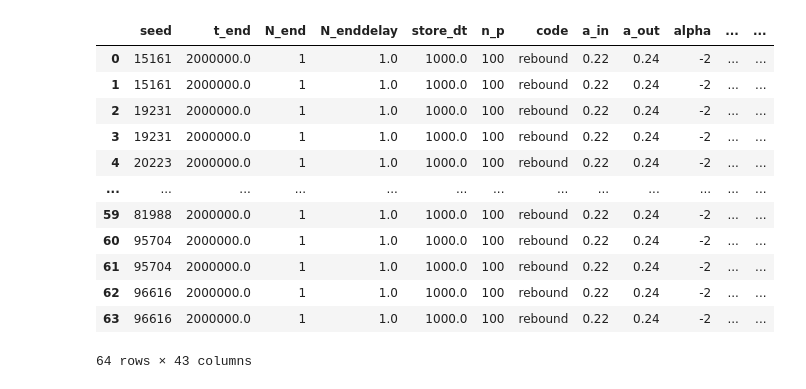
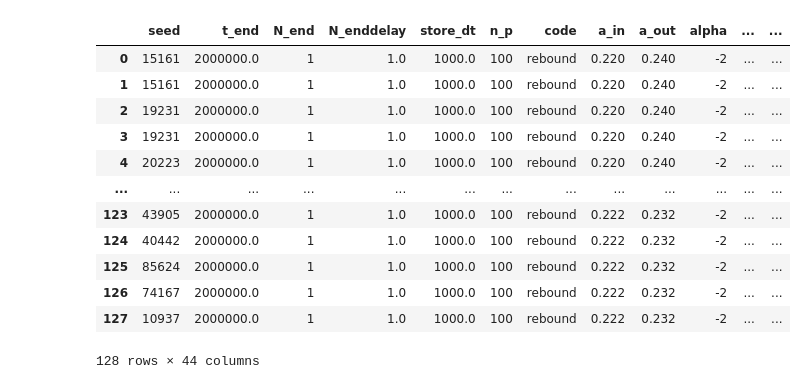
Before and after one commit to cassum-2022-project-21/workspace, a Jupyter notebook: presentation.ipynb, the cells around one changed output. Cells and saved outputs as stored; diff of their text form; code cells hidden in the pictures.

```diff
--- a/presentation.ipynb
+++ b/presentation.ipynb
@@ -3,76 +3,99 @@ from pathlib import Path
 import pandas as pd
 
 data_dir = Path.cwd() / "data"
-jobs = ["IOPFPlanets20220810", "IOPFPlanets20220820"]
+jobs = ["IOPFPlanets20220810", "IOPFPlanets20220820", "IOPFPlanets20220822Narrow"]
 
 argfiles = [argfile for job in jobs for argfile in (data_dir / job).glob("*/args.json")]
 sims_records = pd.DataFrame.from_records(pd.read_json(argfile, typ="series") for argfile in argfiles)
 sims_paths = pd.DataFrame.from_records({"run": argfile.parent.name, "path": argfile.parent} for argfile in argfiles)
 sims_df = pd.concat([sims_records, sims_paths], axis="columns")
+
+import matplotlib
+
+matplotlib.colors.ColorConverter.colors['cassum:orange'] = "#e77a35"
+matplotlib.colors.ColorConverter.colors['cassum:blue'] = "#3b8ce2"
+
+matplotlib.colors.cnames['cassum:orange'] = "#e77a35"
+matplotlib.colors.cnames['cassum:blue'] = "#3b8ce2"
 # %%
 import rebound
 
-final_cache = {}
+sim_cache = {}
 for i, rebound_path in (sims_df["path"] / sims_df["rebound_archive"]).items():
     sa = rebound.SimulationArchive(str(rebound_path))
     final = sa[-1]
-    final_cache[sims_df.at[i, "run"]] = {
+    sim_cache[sims_df.at[i, "run"]] = {
         "sa": sa,
-        "final": final
+        "final": final,
+        "byindex": {
+
+        },
+        "h5path": next(sims_df.at[i, "path"].glob("*.h5"))
     }
+
+def load_sim_from_cache(run, time):
+    sa = sim_cache[run]["sa"]
+    _i, _ = sa._getSnapshotIndex(time)
+    if _i in sim_cache[run]["byindex"]:
+        return sim_cache[run]["byindex"][_i]
+    else:
+        sim = sa[_i]
+        sim_cache[run]["byindex"][_i] = sim
+        return sim
 # %%
 import numpy as np
 
 NaN = float("NaN")
 
 def FINAL_STATS(sim):
-    final = final_cache[sim["run"]]["final"]
+    final = sim_cache[sim["run"]]["final"]
 
     stats = np.array([(p.m, p.a, p.P) for p in final.particles[1:]]).T
     N = len(stats[0])
     M_TOT = stats[0].sum()
 
     top2 = stats[:, np.argsort(stats[0])[-1:-3:-1]]
     if N < 2:
         top2 = np.column_stack([top2, np.full_like(top2, NaN)])
 
     m, a, P = top2
 
     return pd.Series({
         "FINAL_N": N,
         "FINAL_M_TOT": M_TOT,
 
         "FINAL_M_PRI": m[0],
         "FINAL_P_PRI": P[0],
         "FINAL_A_PRI": a[0],
 
         "FINAL_M_SEC": m[1],
         "FINAL_P_SEC": P[1],
         "FINAL_A_SEC": a[1],
 
         "FINAL_M_RAT_PRI_TOT": m[0] / M_TOT,
         "FINAL_M_RAT_SEC_TOT": m[1] / M_TOT,
-        "FINAL_P_RAT_PRI_SEC": m[1] / M_TOT,
+        "FINAL_M_RAT_PRI_SEC": m[0] / m[1],
+        "FINAL_P_RAT_PRI_SEC": P[0] / P[1],
     })
 
 final_df = sims_df.apply(FINAL_STATS, axis=1)
 final_df["FINAL_N"] = final_df["FINAL_N"].astype(np.int_)
 sims_ext_df = sims_df.join(final_df)
 sims_ext_df
 # %% [output]
 |  | seed | t_end | N_end | N_enddelay | store_dt | n_p | code | a_in | a_out | alpha | ... | ... |
-| 0 | 15161 | 2000000.0 | 1 | 1.0 | 1000.0 | 100 | rebound | 0.22 | 0.24 | -2 | ... | ... |
-| 1 | 15161 | 2000000.0 | 1 | 1.0 | 1000.0 | 100 | rebound | 0.22 | 0.24 | -2 | ... | ... |
-| 2 | 19231 | 2000000.0 | 1 | 1.0 | 1000.0 | 100 | rebound | 0.22 | 0.24 | -2 | ... | ... |
-| 3 | 19231 | 2000000.0 | 1 | 1.0 | 1000.0 | 100 | rebound | 0.22 | 0.24 | -2 | ... | ... |
-| 4 | 20223 | 2000000.0 | 1 | 1.0 | 1000.0 | 100 | rebound | 0.22 | 0.24 | -2 | ... | ... |
+| 0 | 15161 | 2000000.0 | 1 | 1.0 | 1000.0 | 100 | rebound | 0.220 | 0.240 | -2 | ... | ... |
+| 1 | 15161 | 2000000.0 | 1 | 1.0 | 1000.0 | 100 | rebound | 0.220 | 0.240 | -2 | ... | ... |
+| 2 | 19231 | 2000000.0 | 1 | 1.0 | 1000.0 | 100 | rebound | 0.220 | 0.240 | -2 | ... | ... |
+| 3 | 19231 | 2000000.0 | 1 | 1.0 | 1000.0 | 100 | rebound | 0.220 | 0.240 | -2 | ... | ... |
+| 4 | 20223 | 2000000.0 | 1 | 1.0 | 1000.0 | 100 | rebound | 0.220 | 0.240 | -2 | ... | ... |
 | ... | ... | ... | ... | ... | ... | ... | ... | ... | ... | ... | ... | ... |
-| 59 | 81988 | 2000000.0 | 1 | 1.0 | 1000.0 | 100 | rebound | 0.22 | 0.24 | -2 | ... | ... |
-| 60 | 95704 | 2000000.0 | 1 | 1.0 | 1000.0 | 100 | rebound | 0.22 | 0.24 | -2 | ... | ... |
-| 61 | 95704 | 2000000.0 | 1 | 1.0 | 1000.0 | 100 | rebound | 0.22 | 0.24 | -2 | ... | ... |
-| 62 | 96616 | 2000000.0 | 1 | 1.0 | 1000.0 | 100 | rebound | 0.22 | 0.24 | -2 | ... | ... |
-| 63 | 96616 | 2000000.0 | 1 | 1.0 | 1000.0 | 100 | rebound | 0.22 | 0.24 | -2 | ... | ... |
+| 123 | 43905 | 2000000.0 | 1 | 1.0 | 1000.0 | 100 | rebound | 0.222 | 0.232 | -2 | ... | ... |
+| 124 | 40442 | 2000000.0 | 1 | 1.0 | 1000.0 | 100 | rebound | 0.222 | 0.232 | -2 | ... | ... |
+| 125 | 85624 | 2000000.0 | 1 | 1.0 | 1000.0 | 100 | rebound | 0.222 | 0.232 | -2 | ... | ... |
+| 126 | 74167 | 2000000.0 | 1 | 1.0 | 1000.0 | 100 | rebound | 0.222 | 0.232 | -2 | ... | ... |
+| 127 | 10937 | 2000000.0 | 1 | 1.0 | 1000.0 | 100 | rebound | 0.222 | 0.232 | -2 | ... | ... |
-64 rows × 43 columns
+128 rows × 44 columns
 # %%
 groups = sims_ext_df.groupby(["C_d", "migration_torque"])
 
```
Also changed, not shown: parts of 18 cells of this notebook, 37 other files.
